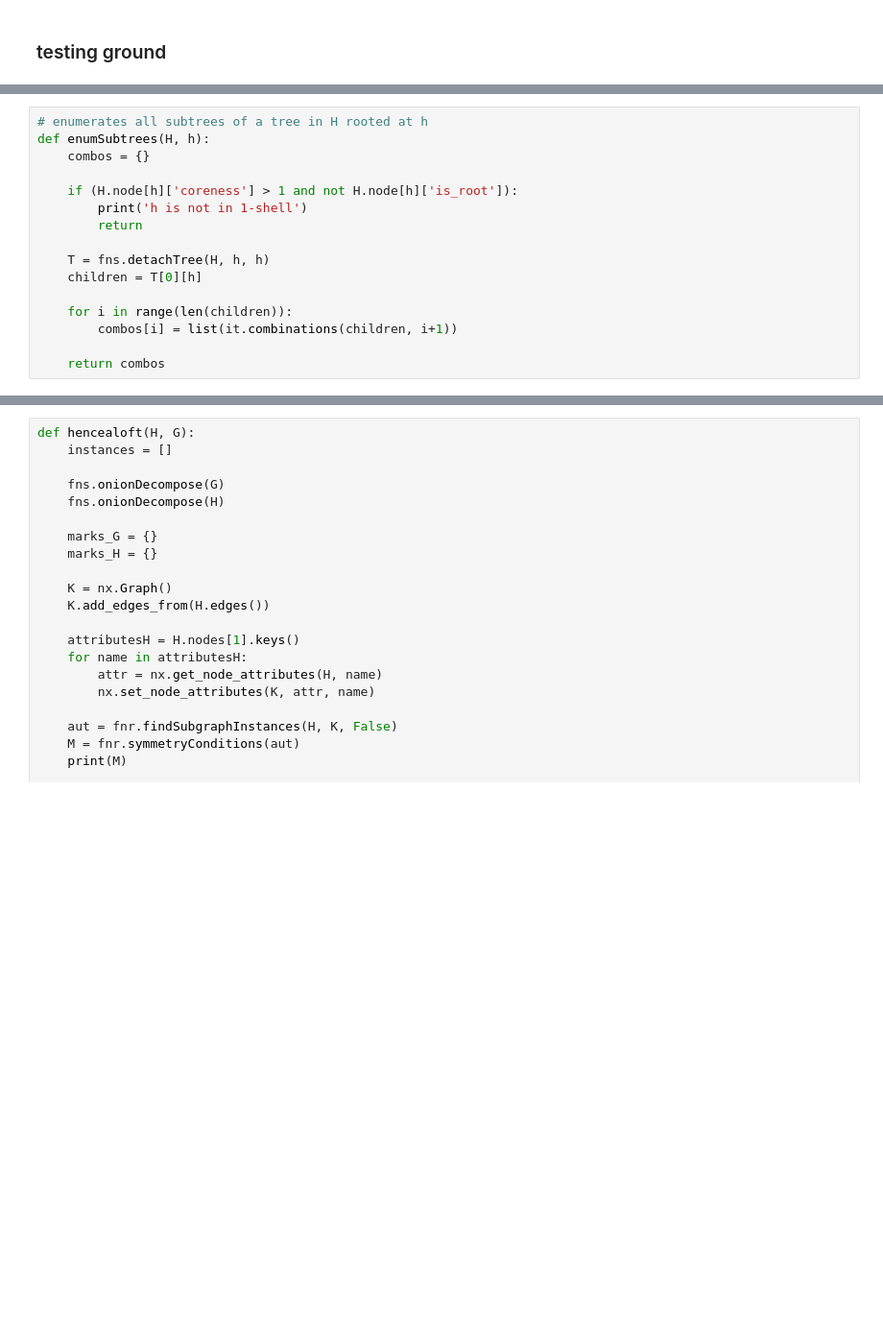
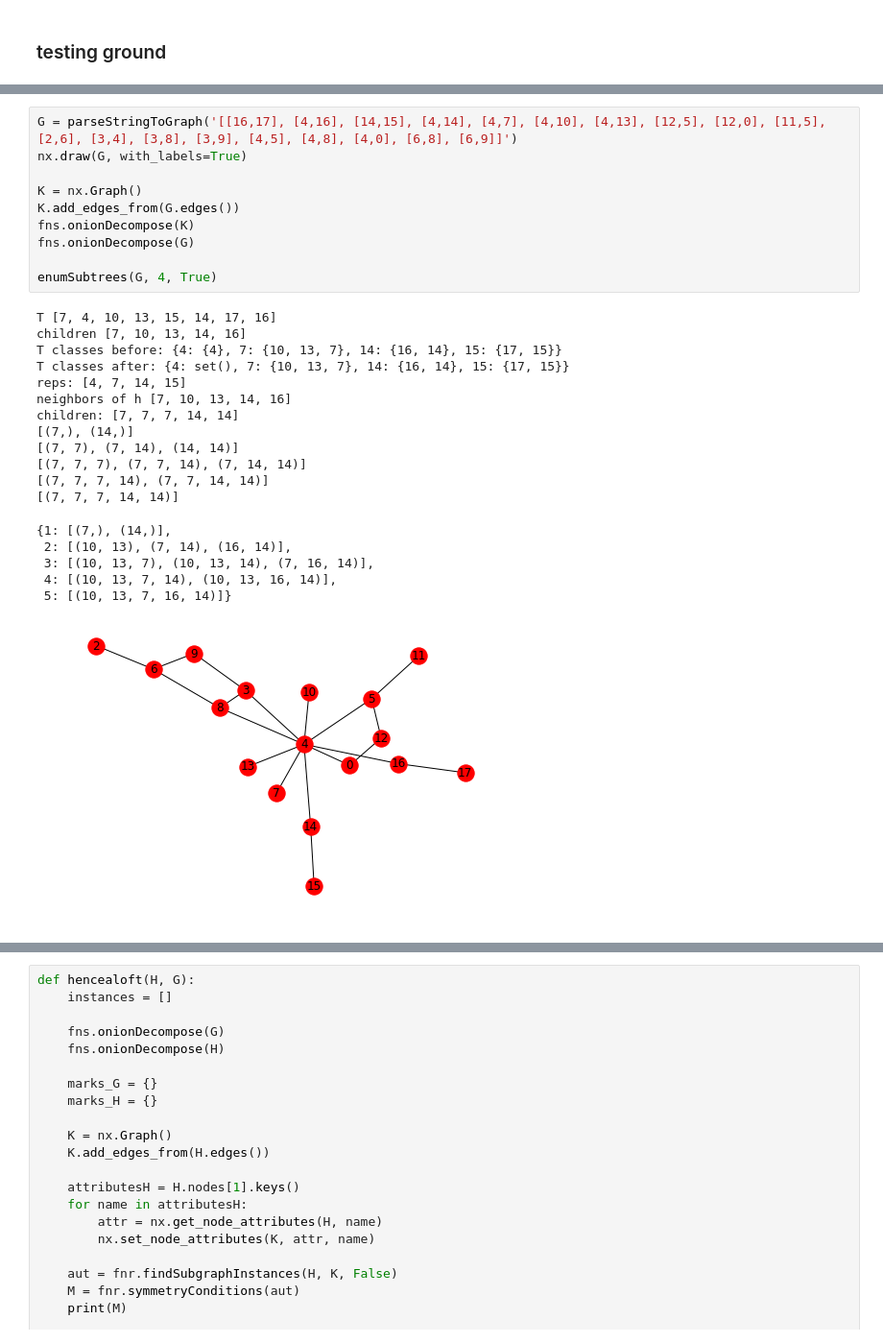
Before and after one commit to ta-rekt/motif-discovery, a Jupyter notebook: src/testing.ipynb, the cells around one changed output, grey strips where cells are left out. Shown at 96% size. Cells and saved outputs as stored; diff of their text form; blank space fills up the shorter version.

Commit message:
enum subtrees up to symmetry works

```diff
--- a/src/testing.ipynb
+++ b/src/testing.ipynb
@@ -17,19 +19,3 @@ importlib.reload(fnr)
 importlib.reload(fns)
 # %% [output]
 <module 'functions_subtrees' from '/Users/mbpr/Desktop/internship/Motif discovery/motif-discovery/src/functions_subtrees.py'>
-# %%
-# enumerates all subtrees of a tree in H rooted at h
-def enumSubtrees(H, h):
-    combos = {}
-
-    if (H.node[h]['coreness'] > 1 and not H.node[h]['is_root']):
-        print('h is not in 1-shell')
-        return
-
-    T = fns.detachTree(H, h, h)
-    children = T[0][h]
-
-    for i in range(len(children)):
-        combos[i] = list(it.combinations(children, i+1))
-
-    return combos
@@ -35,0 +113,29 @@ def enumSubtrees(H, h):
+# %%
+G = parseStringToGraph('[[16,17], [4,16], [14,15], [4,14], [4,7], [4,10], [4,13], [12,5], [12,0], [11,5], [2,6], [3,4], [3,8], [3,9], [4,5], [4,8], [4,0], [6,8], [6,9]]')
+nx.draw(G, with_labels=True)
+
+K = nx.Graph()
+K.add_edges_from(G.edges())
+fns.onionDecompose(K)
+fns.onionDecompose(G)
+
+enumSubtrees(G, 4, True)
+# %% [output]
+T [7, 4, 10, 13, 15, 14, 17, 16]
+children [7, 10, 13, 14, 16]
+T classes before: {4: {4}, 7: {10, 13, 7}, 14: {16, 14}, 15: {17, 15}}
+T classes after: {4: set(), 7: {10, 13, 7}, 14: {16, 14}, 15: {17, 15}}
+reps: [4, 7, 14, 15]
+neighbors of h [7, 10, 13, 14, 16]
+children: [7, 7, 7, 14, 14]
+[(7,), (14,)]
+[(7, 7), (7, 14), (14, 14)]
+[(7, 7, 7), (7, 7, 14), (7, 14, 14)]
+[(7, 7, 7, 14), (7, 7, 14, 14)]
+[(7, 7, 7, 14, 14)]
+{1: [(7,), (14,)],
+ 2: [(10, 13), (7, 14), (16, 14)],
+ 3: [(10, 13, 7), (10, 13, 14), (7, 16, 14)],
+ 4: [(10, 13, 7, 14), (10, 13, 16, 14)],
+ 5: [(10, 13, 7, 16, 14)]}
+[figure, added]
```
Also changed, not shown: parts of 13 cells of this notebook, 1 other file.
